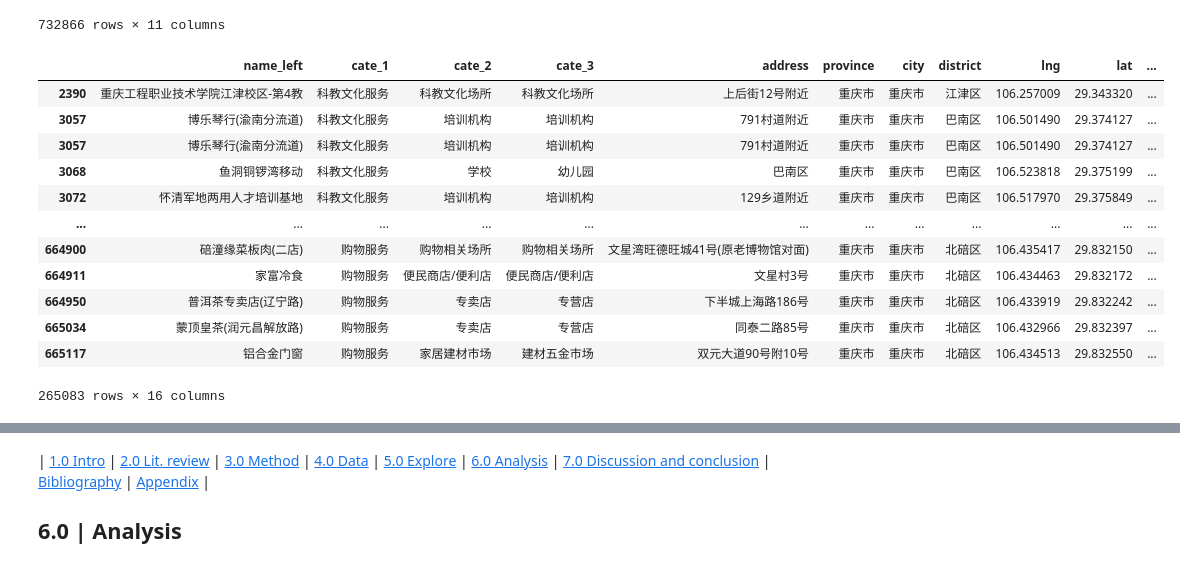
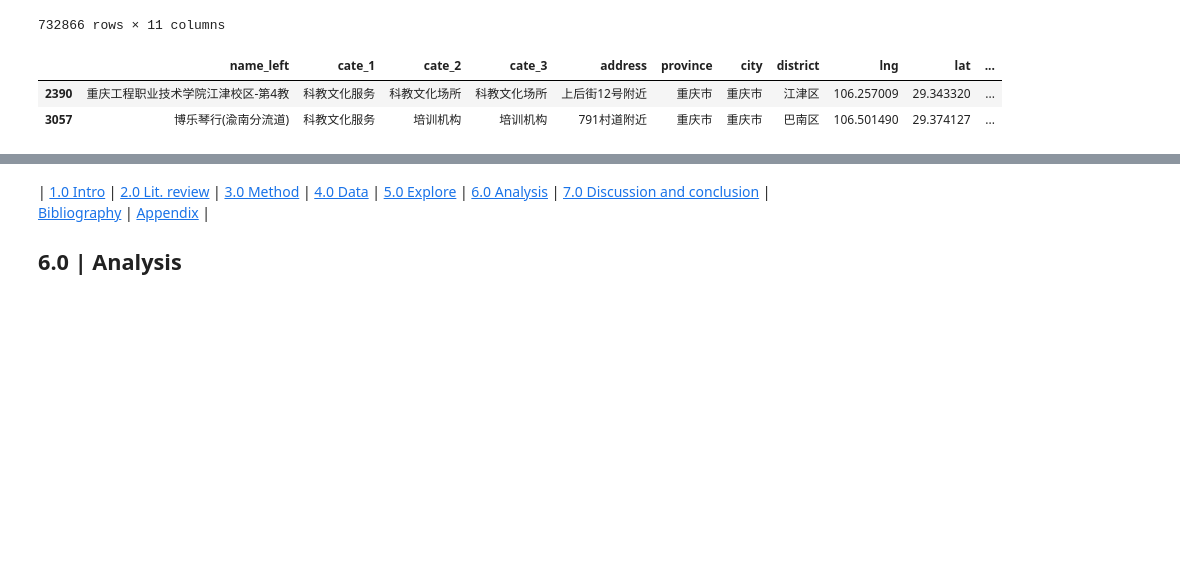
Before and after one commit to yiyansun/spatial-ds, a Jupyter notebook: code.ipynb, the cells around one changed output, grey strips where cells are left out. Saved outputs shown, nothing was run; the diff lists cells and outputs as text; code cells hidden in the pictures; blank space fills up the shorter version.

Commit message:
update data

```diff
--- a/code.ipynb
+++ b/code.ipynb
@@ -166,5 +134,5 @@ metro_sts.to_file('data/metro_sts.geojson', driver='GeoJSON')
 # %%
 # read metro stations data
-metro_sts = gpd.read_file('https://github.com/yiyansun/DSSS/raw/main/assessment/data/cq_metro_sts.geojson')
-metro_sts
+metro_sts = gpd.read_file('https://github.com/yiyansun/spatial-ds/raw/main/data/metro_sts.geojson')
+metro_sts.head(2)
 # %% [output]
@@ -302,25 +260,13 @@ poi
 | 732865 | 高姿化妆品专柜 | 购物服务 | 购物相关场所 | 购物相关场所 | 城口县 | 重庆市 | 重庆市 | 城口县 | 108.542530 | 32.133760 | POINT (12082899.169 3780881.541) |
 732866 rows × 11 columns
 # %%
-#poi =gpd.read_file('data/poi.geojson', driver='GeoJSON')
-poi = poi.to_crs(3857)
 poi_within_600 = gpd.sjoin(poi, metro_sts, predicate='within')
 poi_within_600.rename(columns={'name_right': 'MSA'}, inplace=True)
-poi_within_600
+poi_within_600.head(2)
 # %% [output]
 |  | name_left | cate_1 | cate_2 | cate_3 | address | province | city | district | lng | lat | ... |
 | 2390 | 重庆工程职业技术学院江津校区-第4教 | 科教文化服务 | 科教文化场所 | 科教文化场所 | 上后街12号附近 | 重庆市 | 重庆市 | 江津区 | 106.257009 | 29.343320 | ... |
 | 3057 | 博乐琴行(渝南分流道) | 科教文化服务 | 培训机构 | 培训机构 | 791村道附近 | 重庆市 | 重庆市 | 巴南区 | 106.501490 | 29.374127 | ... |
-| 3057 | 博乐琴行(渝南分流道) | 科教文化服务 | 培训机构 | 培训机构 | 791村道附近 | 重庆市 | 重庆市 | 巴南区 | 106.501490 | 29.374127 | ... |
-| 3068 | 鱼洞铜锣湾移动 | 科教文化服务 | 学校 | 幼儿园 | 巴南区 | 重庆市 | 重庆市 | 巴南区 | 106.523818 | 29.375199 | ... |
-| 3072 | 怀清军地两用人才培训基地 | 科教文化服务 | 培训机构 | 培训机构 | 129乡道附近 | 重庆市 | 重庆市 | 巴南区 | 106.517970 | 29.375849 | ... |
-| ... | ... | ... | ... | ... | ... | ... | ... | ... | ... | ... | ... |
-| 664900 | 碚潼缘菜板肉(二店) | 购物服务 | 购物相关场所 | 购物相关场所 | 文星湾旺德旺城41号(原老博物馆对面) | 重庆市 | 重庆市 | 北碚区 | 106.435417 | 29.832150 | ... |
-| 664911 | 家富冷食 | 购物服务 | 便民商店/便利店 | 便民商店/便利店 | 文星村3号 | 重庆市 | 重庆市 | 北碚区 | 106.434463 | 29.832172 | ... |
-| 664950 | 普洱茶专卖店(辽宁路) | 购物服务 | 专卖店 | 专营店 | 下半城上海路186号 | 重庆市 | 重庆市 | 北碚区 | 106.433919 | 29.832242 | ... |
-| 665034 | 蒙顶皇茶(润元昌解放路) | 购物服务 | 专卖店 | 专营店 | 同泰二路85号 | 重庆市 | 重庆市 | 北碚区 | 106.432966 | 29.832397 | ... |
-| 665117 | 铝合金门窗 | 购物服务 | 家居建材市场 | 建材五金市场 | 双元大道90号附10号 | 重庆市 | 重庆市 | 北碚区 | 106.434513 | 29.832550 | ... |
-265083 rows × 16 columns
 # %%
 final_msa = poi_within_600.groupby(by='MSA')['name_left'].count().reset_index()
 
```
Also changed, not shown: parts of 10 cells of this notebook, 5 other files.
